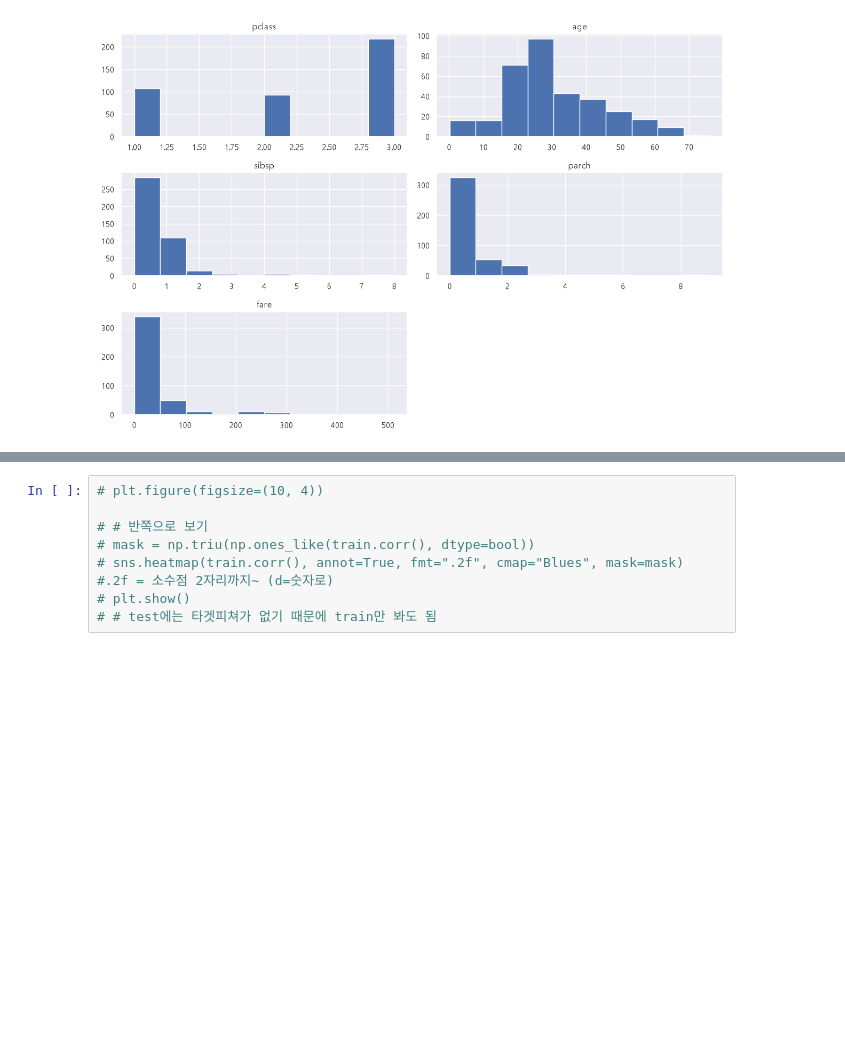
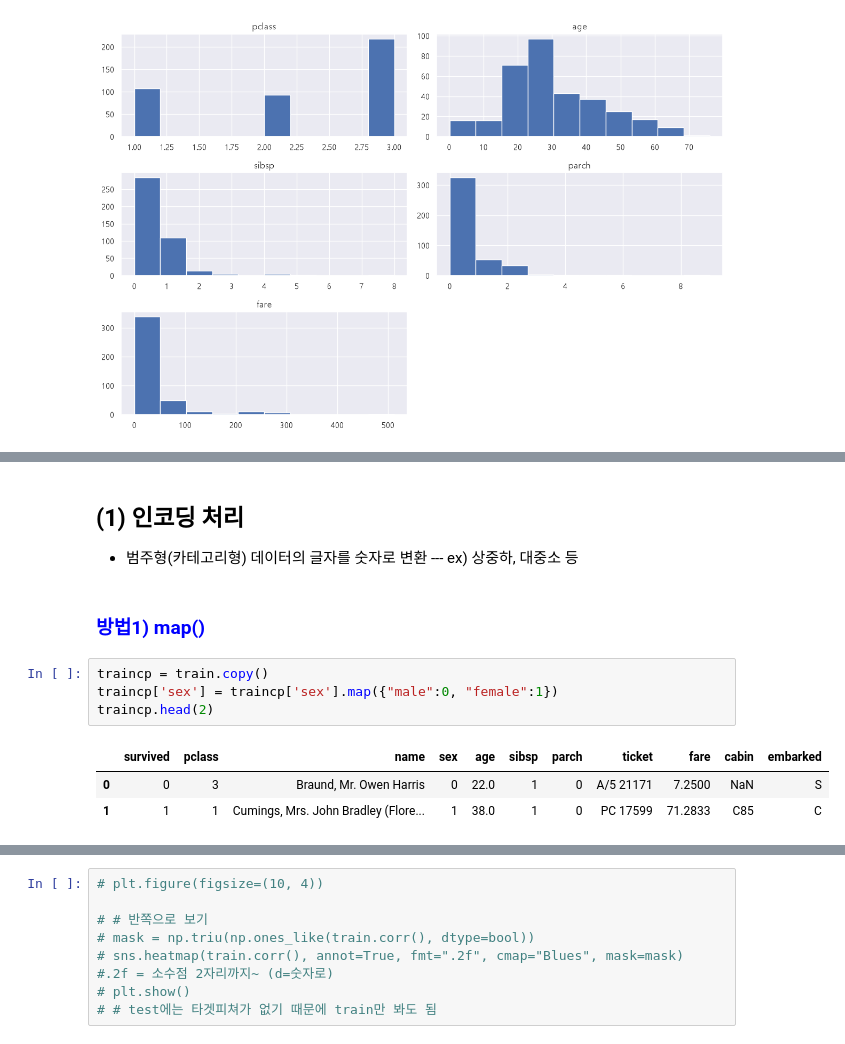
Before and after one commit to jmin0727/My_Workspace, a Jupyter notebook: 03_lec_ml/lec12_분류실습_Titanic.ipynb, the cells around one changed output, grey strips where cells are left out. Drawn from its saved outputs; the diff is of its cells as text; blank space fills up the shorter version.

```diff
--- a/03_lec_ml/lec12_분류실습_Titanic.ipynb
+++ b/03_lec_ml/lec12_분류실습_Titanic.ipynb
@@ -153,0 +168,13 @@ plt.show()
+# %% [markdown]
+## **(1) 인코딩 처리**
+* 범주형(카테고리형) 데이터의 글자를 숫자로 변환  --- ex) 상중하, 대중소 등
+# %% [markdown]
+### <font color=blue>**방법1) map()**
+# %%
+traincp = train.copy()
+traincp['sex'] = traincp['sex'].map({"male":0, "female":1})
+traincp.head(2)
+# %% [output]
+|  | survived | pclass | name | sex | age | sibsp | parch | ticket | fare | cabin | embarked |
+| 0 | 0 | 3 | Braund, Mr. Owen Harris | 0 | 22.0 | 1 | 0 | A/5 21171 | 7.2500 | NaN | S |
+| 1 | 1 | 1 | Cumings, Mrs. John Bradley (Flore... | 1 | 38.0 | 1 | 0 | PC 17599 | 71.2833 | C85 | C |
```
Also changed, not shown: parts of 86 cells of this notebook, 1 other file.
